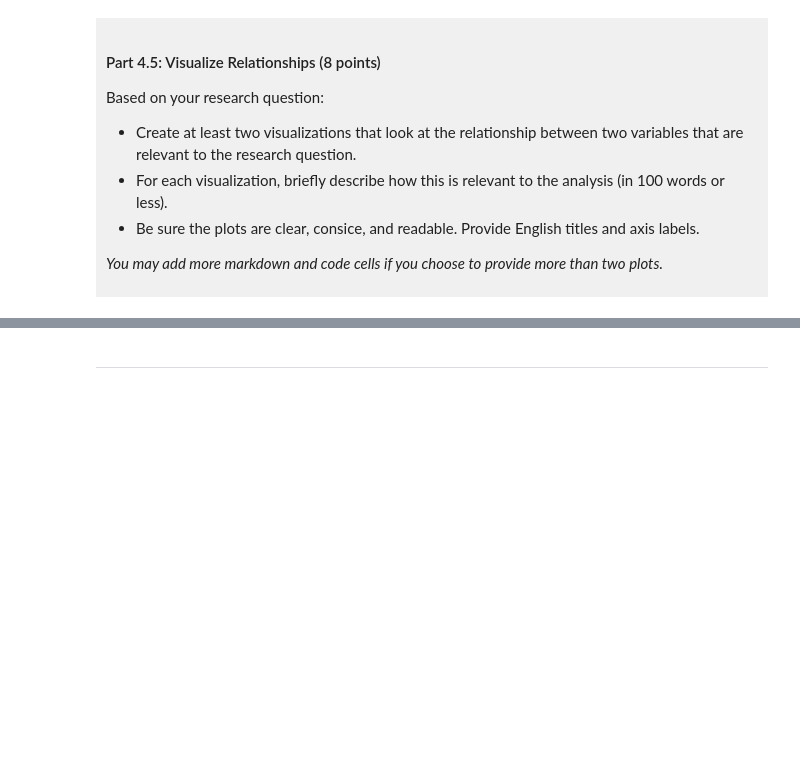
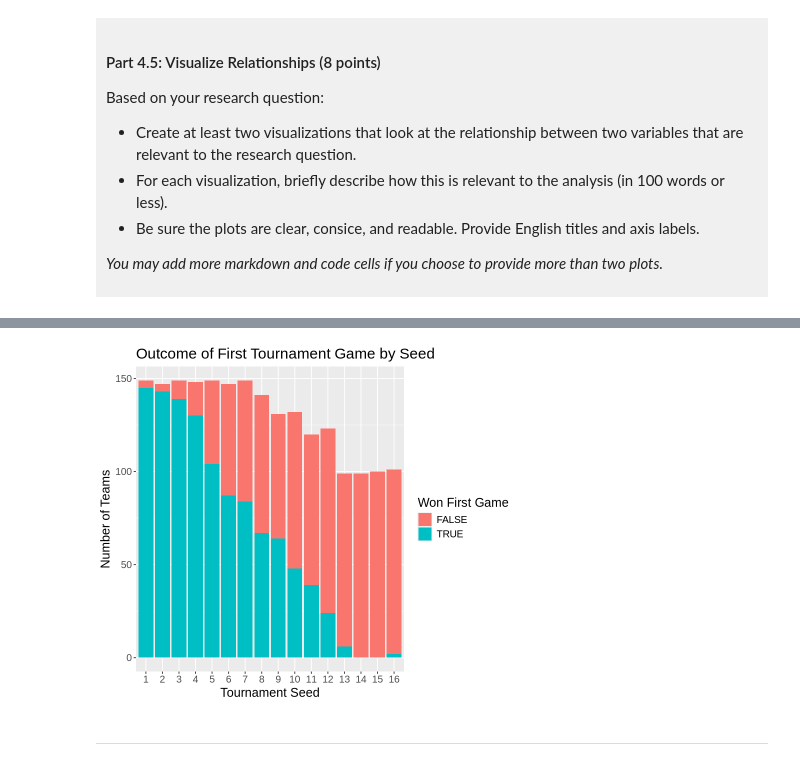
Before and after one commit to jnschieck/dsci-100-project-jaymen-schieck, a Jupyter notebook: dsci-100-project-notebook.ipynb, the cells around one changed output, grey strips where cells are left out. Saved outputs shown, nothing was run; the diff lists cells and outputs as text; code cells hidden in the pictures; blank space fills up the shorter version.

```diff
--- a/dsci-100-project-notebook.ipynb
+++ b/dsci-100-project-notebook.ipynb
@@ -318,5 +387,13 @@ Visualization 2: %%% EDIT THIS MARKDOWN CELL%%%
 # %%
-### EDIT THIS CODE CELL FOR VISUALIZATION 2###
+options(repr.plot.width = 7, repr.plot.height = 6)
+seed_bar <- tidy_data |> #bar plot showing how many teams of each seed won or lost their first tournament game
+    ggplot(aes(x = as_factor(seed), fill = won_first_game)) +
+    geom_bar() +
+    labs(x = "Tournament Seed", y = "Number of Teams", fill = "Won First Game", title = "Outcome of First Tournament Game by Seed") +
+    theme(text = element_text(size = 15))
+seed_bar
+# %% [output]
+[figure, added]
 # %% [markdown]
 ------
 # %% [markdown]
```
Also changed, not shown: parts of 10 cells of this notebook.
